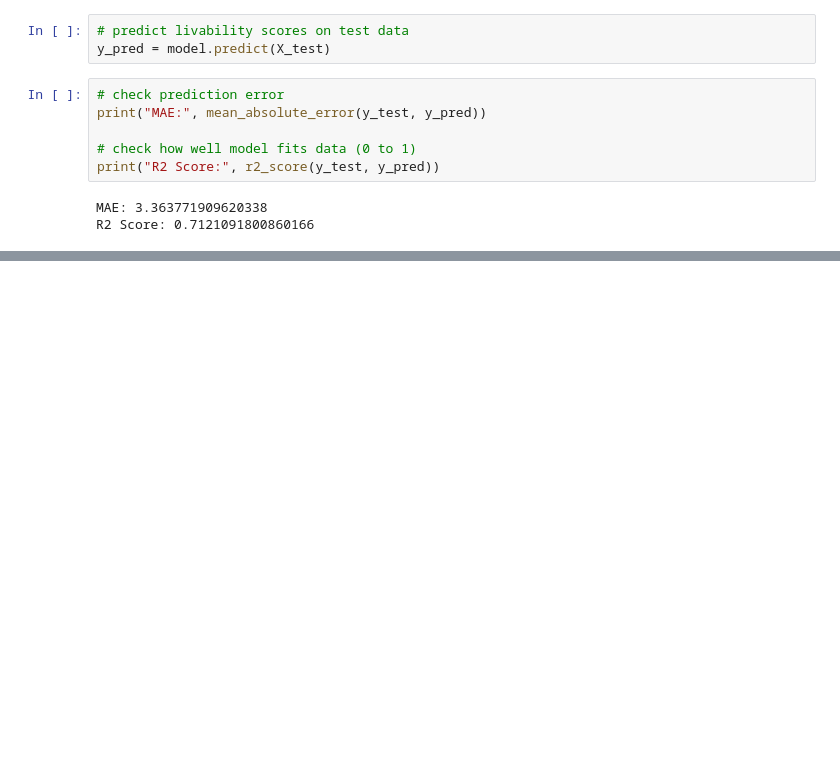
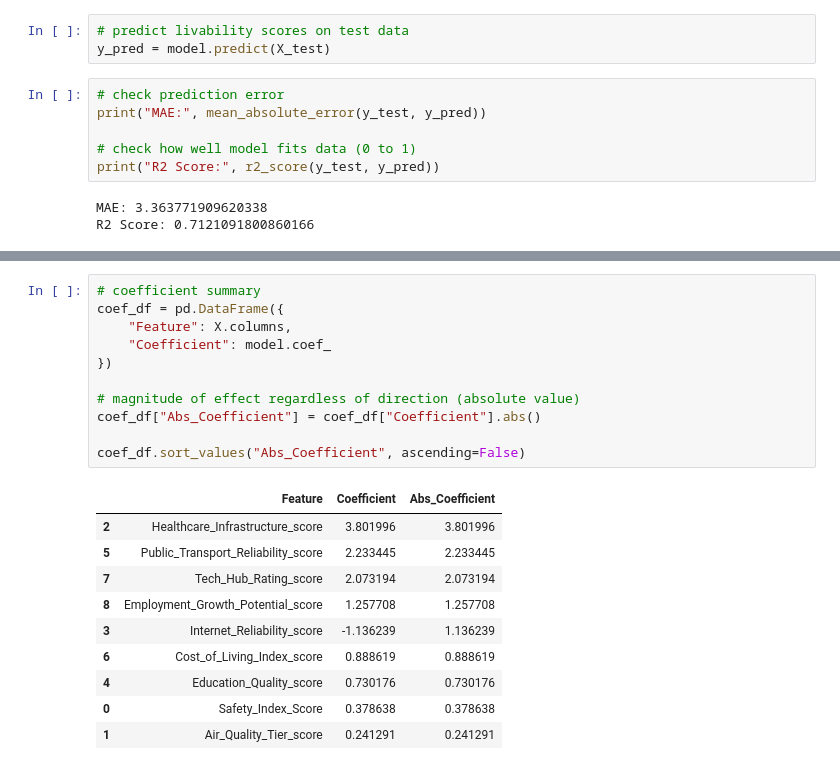
Before and after one commit to codingirl99/urban-intelligence, a Jupyter notebook: notebooks/2_data_preprocessing_modeling.ipynb, the cells around one changed output, grey strips where cells are left out. Saved outputs shown, nothing was run; the diff lists cells and outputs as text; blank space fills up the shorter version.

```diff
--- a/notebooks/2_data_preprocessing_modeling.ipynb
+++ b/notebooks/2_data_preprocessing_modeling.ipynb
@@ -53,0 +67,22 @@ importance.sort_values().plot(kind="barh", figsize=(8,5))
+# %%
+# coefficient summary
+coef_df = pd.DataFrame({
+    "Feature": X.columns,
+    "Coefficient": model.coef_
+})
+
+# magnitude of effect regardless of direction (absolute value)
+coef_df["Abs_Coefficient"] = coef_df["Coefficient"].abs()
+
+coef_df.sort_values("Abs_Coefficient", ascending=False)
+# %% [output]
+|  | Feature | Coefficient | Abs_Coefficient |
+| 2 | Healthcare_Infrastructure_score | 3.801996 | 3.801996 |
+| 5 | Public_Transport_Reliability_score | 2.233445 | 2.233445 |
+| 7 | Tech_Hub_Rating_score | 2.073194 | 2.073194 |
+| 8 | Employment_Growth_Potential_score | 1.257708 | 1.257708 |
+| 3 | Internet_Reliability_score | -1.136239 | 1.136239 |
+| 6 | Cost_of_Living_Index_score | 0.888619 | 0.888619 |
+| 4 | Education_Quality_score | 0.730176 | 0.730176 |
+| 0 | Safety_Index_Score | 0.378638 | 0.378638 |
+| 1 | Air_Quality_Tier_score | 0.241291 | 0.241291 |
```
Also changed, not shown: parts of 10 cells of this notebook.
